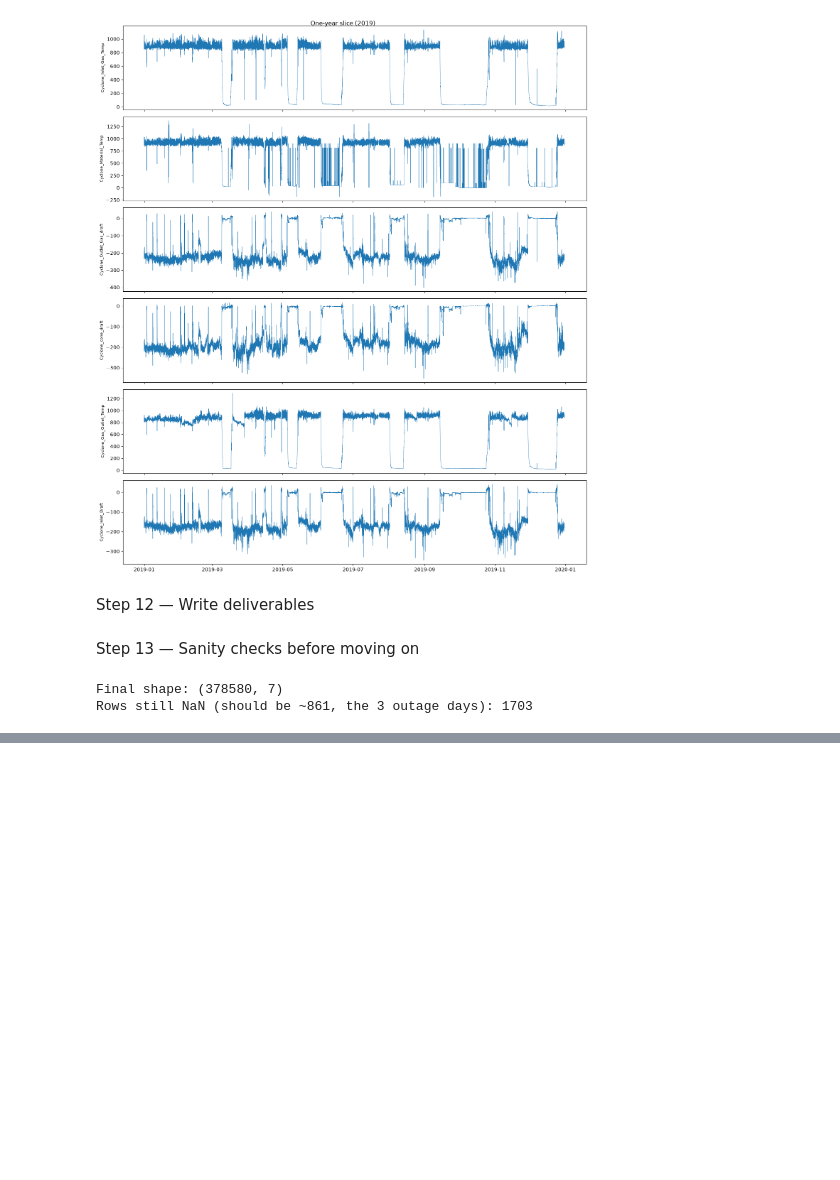
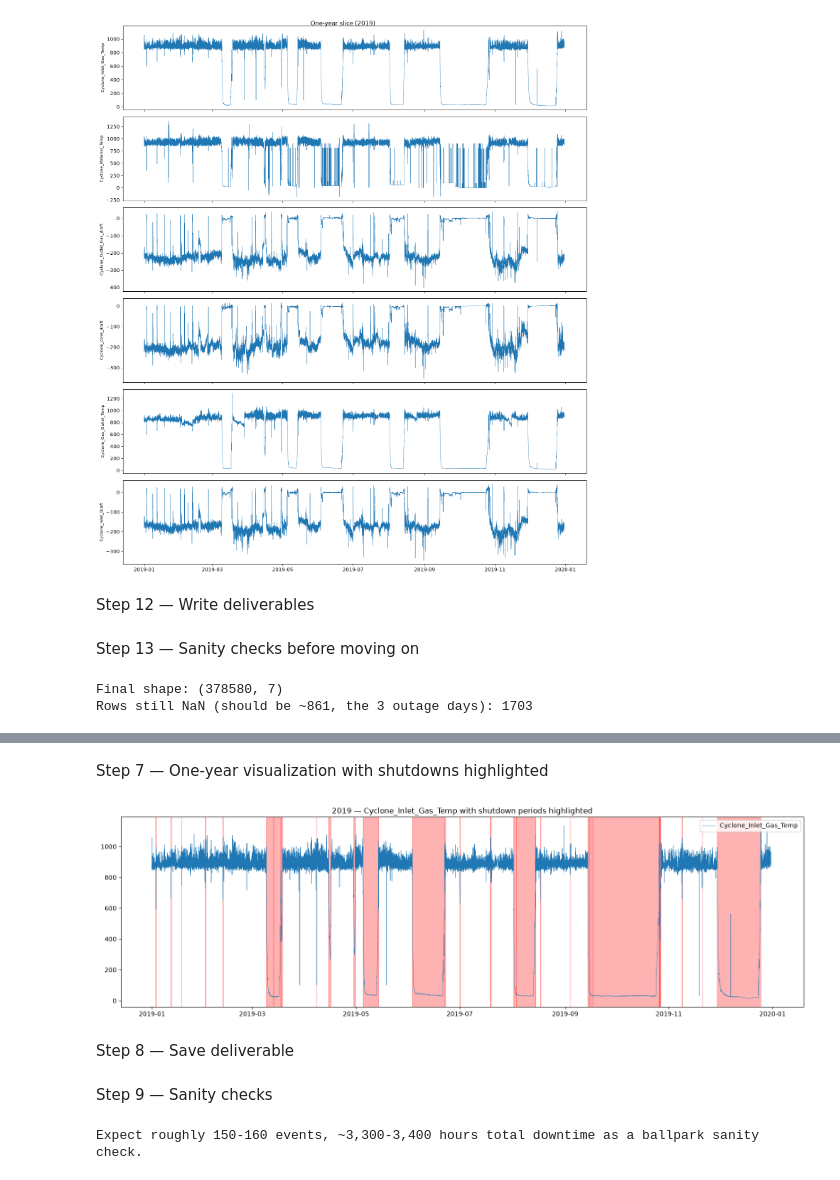
Before and after one commit to sripilla/cyclone-sensor-rag-system, a Jupyter notebook: Task1/notebooks/task1_analysis.ipynb, the cells around one changed output, grey strips where cells are left out. Saved outputs shown, nothing was run; the diff lists cells and outputs as text; code cells hidden in the pictures; blank space fills up the shorter version.

Commit message:
Task 1 Phase 2: shutdown and idle detection

```diff
--- a/Task1/notebooks/task1_analysis.ipynb
+++ b/Task1/notebooks/task1_analysis.ipynb
@@ -204,0 +254,15 @@ Rows still NaN (should be ~861, the 3 outage days): 1703
+# %%
+MERGE_GAP_SLOTS = 3   # 15 minutes
+merged = []
+cur_start, cur_end = shutdowns.loc[0, "start"], shutdowns.loc[0, "end"]
+for i in range(1, len(shutdowns)):
+    gap_minutes = (shutdowns.loc[i, "start"] - cur_end).total_seconds() / 60
+    if gap_minutes <= MERGE_GAP_SLOTS * 5:
+        cur_end = shutdowns.loc[i, "end"]
+    else:
+        merged.append((cur_start, cur_end))
+        cur_start, cur_end = shutdowns.loc[i, "start"], shutdowns.loc[i, "end"]
+merged.append((cur_start, cur_end))
+
+shutdown_periods = pd.DataFrame(merged, columns=["start", "end"])
+shutdown_periods["duration_minutes"] = (shutdown_periods["end"] - shutdown_periods["start"]).dt.total_seconds() / 60 + 5
@@ -204,0 +271,15 @@ Rows still NaN (should be ~861, the 3 outage days): 1703
+# %%
+total_downtime_hours = shutdown_periods["duration_minutes"].sum() / 60
+n_events = len(shutdown_periods)
+avg_duration_min = shutdown_periods["duration_minutes"].mean()
+max_duration_min = shutdown_periods["duration_minutes"].max()
+
+print(f"Shutdown events: {n_events}")
+print(f"Total downtime: {total_downtime_hours:.1f} hours ({total_downtime_hours/24:.1f} days)")
+print(f"Average duration: {avg_duration_min:.1f} min, Max duration: {max_duration_min:.1f} min")
+
+shutdown_periods["year"] = shutdown_periods["start"].dt.year
+shutdown_periods["month"] = shutdown_periods["start"].dt.to_period("M")
+yearly_downtime = shutdown_periods.groupby("year")["duration_minutes"].sum() / 60
+monthly_downtime = shutdown_periods.groupby("month")["duration_minutes"].sum() / 60
+print(yearly_downtime)
@@ -204,0 +296,18 @@ Rows still NaN (should be ~861, the 3 outage days): 1703
+# %% [markdown]
+Step 7 — One-year visualization with shutdowns highlighted
+# %%
+year_df = df.loc["2019-01-01":"2019-12-31"]
+year_shutdowns = shutdown_periods[(shutdown_periods["start"] >= "2019-01-01") & (shutdown_periods["start"] <= "2019-12-31")]
+
+fig, ax = plt.subplots(figsize=(16, 5))
+ax.plot(year_df.index, year_df["Cyclone_Inlet_Gas_Temp"], linewidth=0.5, label="Cyclone_Inlet_Gas_Temp")
+for _, row in year_shutdowns.iterrows():
+    ax.axvspan(row["start"], row["end"], color="red", alpha=0.3)
+ax.set_title("2019 — Cyclone_Inlet_Gas_Temp with shutdown periods highlighted")
+ax.legend()
+plt.tight_layout()
+plt.savefig("../plots/shutdowns_2019.png", dpi=150)
+# %% [output]
+[figure, added]
+# %% [markdown]
+Step 8 — Save deliverable
@@ -204,0 +316,10 @@ Rows still NaN (should be ~861, the 3 outage days): 1703
+# %% [markdown]
+Step 9 — Sanity checks
+# %%
+assert n_events > 0
+assert shutdown_periods["duration_minutes"].min() >= 30
+# non-overlapping, chronologically ordered
+assert (shutdown_periods["start"].shift(-1) > shutdown_periods["end"]).iloc[:-1].all()
+print("Expect roughly 150-160 events, ~3,300-3,400 hours total downtime as a ballpark sanity check.")
+# %% [output]
+Expect roughly 150-160 events, ~3,300-3,400 hours total downtime as a ballpark sanity check.
```
Also changed, not shown: parts of 13 cells of this notebook, 2 other files.
